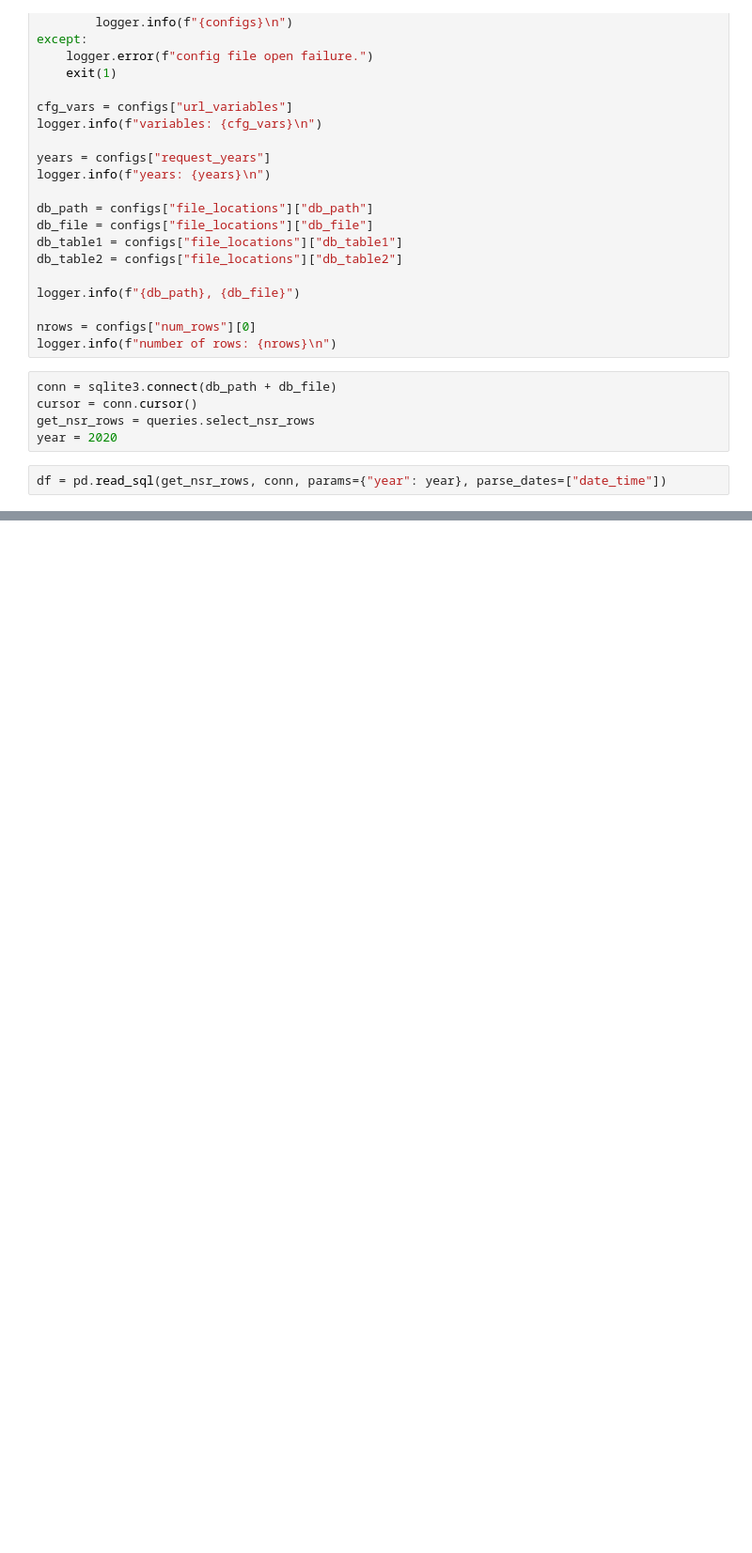
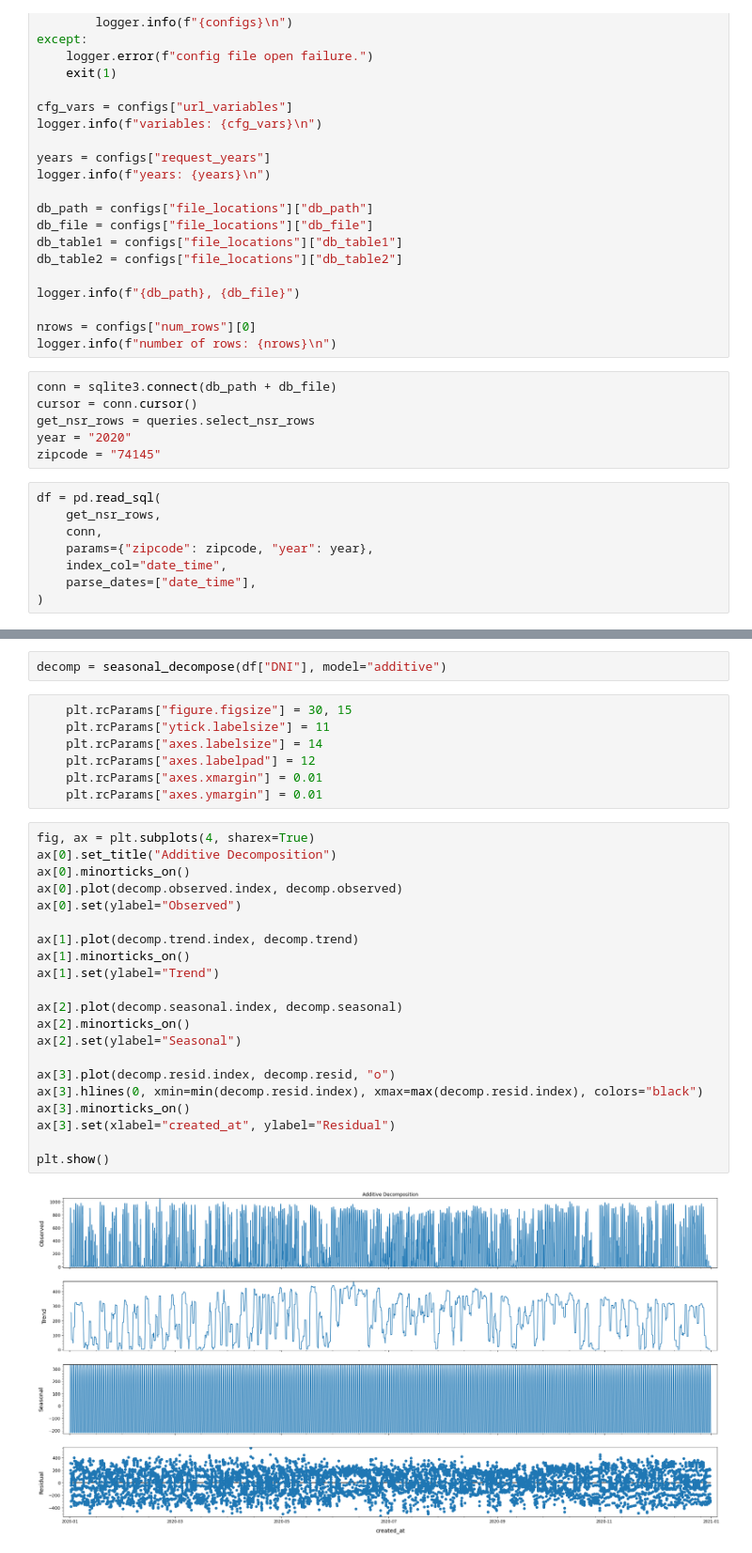
Before and after one commit to gamyers/solar-697, a Jupyter notebook: gm/notebooks/tseries1.ipynb, the cells around one changed output, grey strips where cells are left out. Shown at 94% size. Drawn from its saved outputs; the diff is of its cells as text; blank space fills up the shorter version.

Commit message:
create first time series decomposition plot

```diff
--- a/gm/notebooks/tseries1.ipynb
+++ b/gm/notebooks/tseries1.ipynb
@@ -50,6 +52,13 @@ logger.info(f"number of rows: {nrows}\n")
 conn = sqlite3.connect(db_path + db_file)
 cursor = conn.cursor()
 get_nsr_rows = queries.select_nsr_rows
-year = 2020
+year = "2020"
+zipcode = "74145"
 # %%
-df = pd.read_sql(get_nsr_rows, conn, params={"year": year}, parse_dates=["date_time"])
+df = pd.read_sql(
+    get_nsr_rows,
+    conn,
+    params={"zipcode": zipcode, "year": year},
+    index_col="date_time",
+    parse_dates=["date_time"],
+)
@@ -55,0 +82,32 @@ df = pd.read_sql(get_nsr_rows, conn, params={"year": year}, parse_dates=["date_t
+# %%
+decomp = seasonal_decompose(df["DNI"], model="additive")
+# %%
+    plt.rcParams["figure.figsize"] = 30, 15
+    plt.rcParams["ytick.labelsize"] = 11
+    plt.rcParams["axes.labelsize"] = 14
+    plt.rcParams["axes.labelpad"] = 12
+    plt.rcParams["axes.xmargin"] = 0.01
+    plt.rcParams["axes.ymargin"] = 0.01
+# %%
+fig, ax = plt.subplots(4, sharex=True)
+ax[0].set_title("Additive Decomposition")
+ax[0].minorticks_on()
+ax[0].plot(decomp.observed.index, decomp.observed)
+ax[0].set(ylabel="Observed")
+
+ax[1].plot(decomp.trend.index, decomp.trend)
+ax[1].minorticks_on()
+ax[1].set(ylabel="Trend")
+
+ax[2].plot(decomp.seasonal.index, decomp.seasonal)
+ax[2].minorticks_on()
+ax[2].set(ylabel="Seasonal")
+
+ax[3].plot(decomp.resid.index, decomp.resid, "o")
+ax[3].hlines(0, xmin=min(decomp.resid.index), xmax=max(decomp.resid.index), colors="black")
+ax[3].minorticks_on()
+ax[3].set(xlabel="created_at", ylabel="Residual")
+
+plt.show()
+# %% [output]
+[figure, added]
```
Also changed, not shown: parts of 2 cells of this notebook, 1 other file.
